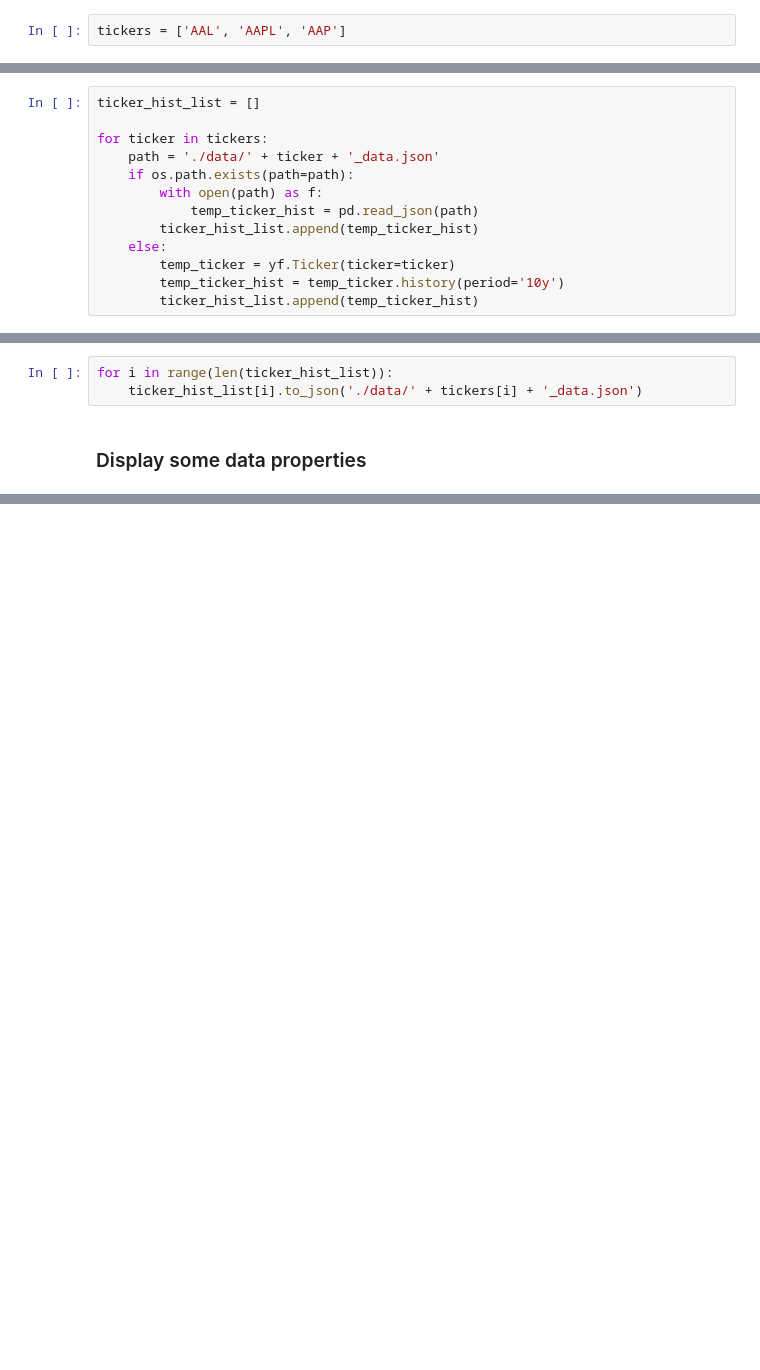
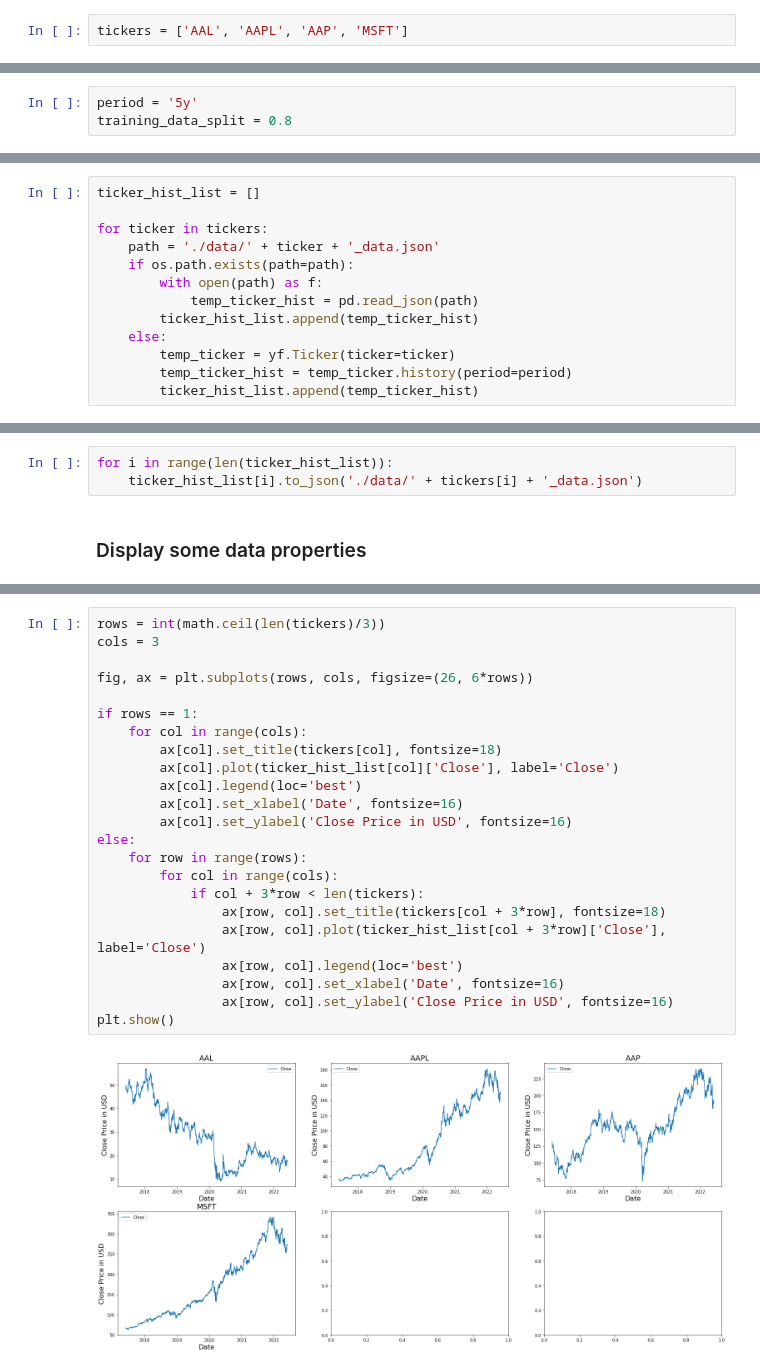
Before and after one commit to Marc9821/Simple-Stock-Price-Prediction-Model, a Jupyter notebook: main-app.ipynb, the cells around one changed output, grey strips where cells are left out. Drawn from its saved outputs; the diff is of its cells as text; blank space fills up the shorter version.

```diff
--- a/main-app.ipynb
+++ b/main-app.ipynb
@@ -12,4 +18,4 @@ import os
 # %% [markdown]
 ### Set tickers
 # %%
-tickers = ['AAL', 'AAPL', 'AAP']
+tickers = ['AAL', 'AAPL', 'AAP', 'MSFT']
@@ -16,3 +24,6 @@ tickers = ['AAL', 'AAPL', 'AAP']
+# %%
+period = '5y'
+training_data_split = 0.8
 # %% [markdown]
 ### Load financial data from yahoo finance API or local folder if available
 # %%
@@ -26,7 +37,7 @@ for ticker in tickers:
         ticker_hist_list.append(temp_ticker_hist)
     else:
         temp_ticker = yf.Ticker(ticker=ticker)
-        temp_ticker_hist = temp_ticker.history(period='10y')
+        temp_ticker_hist = temp_ticker.history(period=period)
         ticker_hist_list.append(temp_ticker_hist)
 # %% [markdown]
 ### Save data to local folder
@@ -55,0 +73,25 @@ plt.show()
+# %%
+rows = int(math.ceil(len(tickers)/3))
+cols = 3
+
+fig, ax = plt.subplots(rows, cols, figsize=(26, 6*rows))
+
+if rows == 1:
+    for col in range(cols):
+        ax[col].set_title(tickers[col], fontsize=18)
+        ax[col].plot(ticker_hist_list[col]['Close'], label='Close')
+        ax[col].legend(loc='best')
+        ax[col].set_xlabel('Date', fontsize=16)
+        ax[col].set_ylabel('Close Price in USD', fontsize=16)
+else:
+    for row in range(rows):
+        for col in range(cols):
+            if col + 3*row < len(tickers):
+                ax[row, col].set_title(tickers[col + 3*row], fontsize=18)
+                ax[row, col].plot(ticker_hist_list[col + 3*row]['Close'], label='Close')
+                ax[row, col].legend(loc='best')
+                ax[row, col].set_xlabel('Date', fontsize=16)
+                ax[row, col].set_ylabel('Close Price in USD', fontsize=16)
+plt.show()
+# %% [output]
+[figure, added]
```
Also changed, not shown: parts of 22 cells of this notebook.
